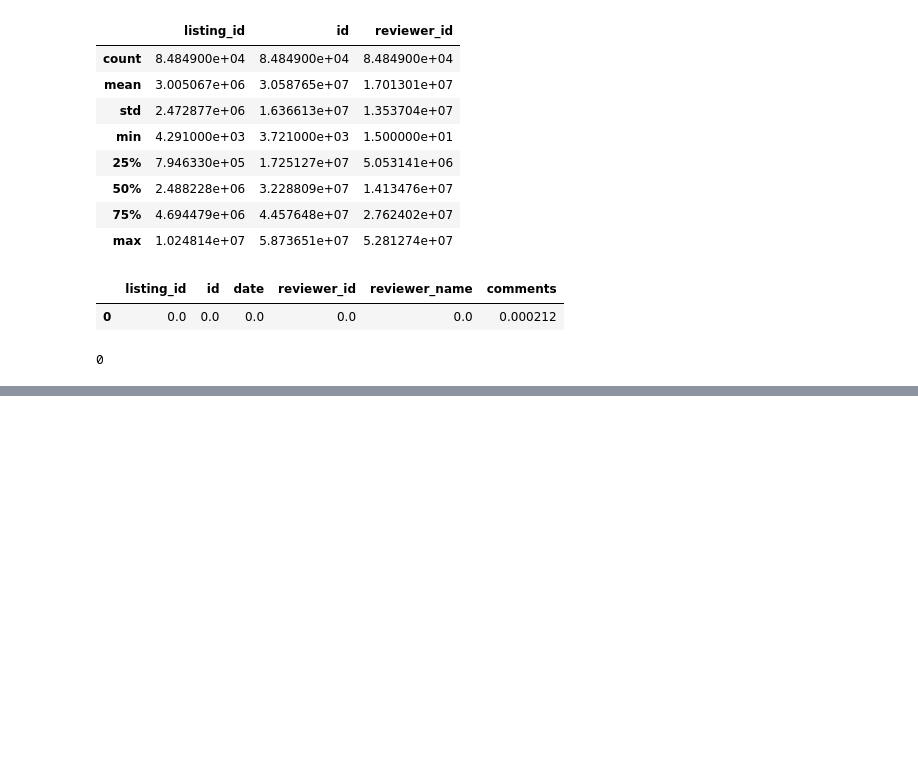
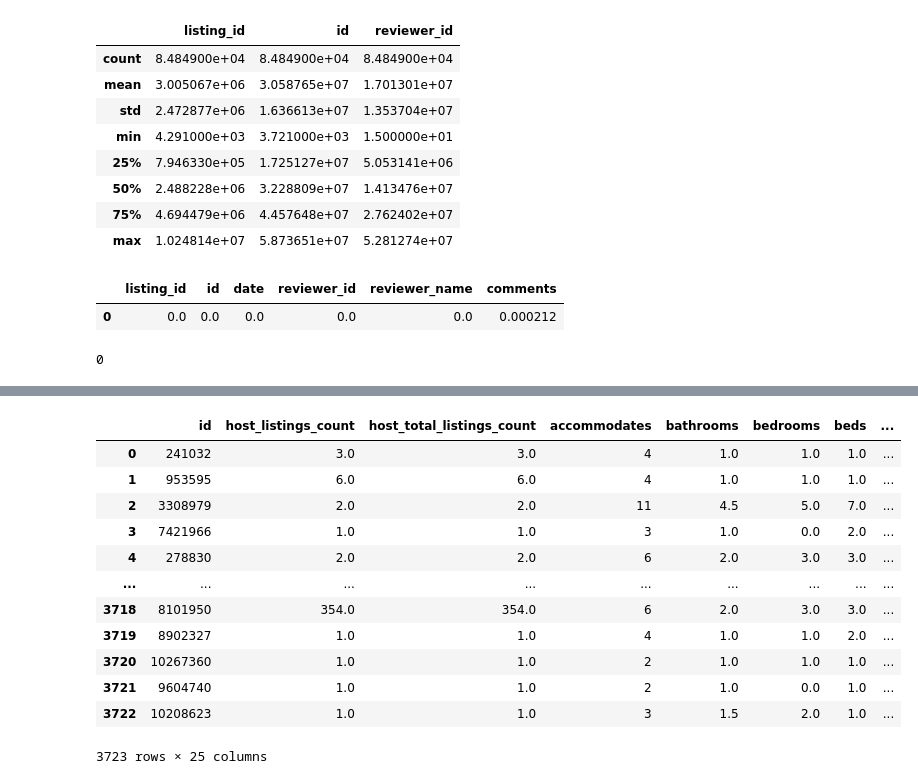
Before and after one commit to HeegyuKim/airbnb-seattle-open-dataset-analysis, a Jupyter notebook: airbnb-analysis.ipynb, the cells around one changed output, grey strips where cells are left out. Saved outputs shown, nothing was run; the diff lists cells and outputs as text; code cells hidden in the pictures; blank space fills up the shorter version.

```diff
--- a/airbnb-analysis.ipynb
+++ b/airbnb-analysis.ipynb
@@ -247,0 +214,22 @@ gmap.draw("map.html")
+# %%
+drop_columns = """
+calculated_host_listings_count
+license
+latitude
+longitude
+id
+scrape_id
+host_id
+""".split()
+# square_feet
+
+def get_useful_numeric_subset(df):
+    """
+        get only numeric column and drop useless columns(id, location)
+    """
+    return df.drop(columns=drop_columns)._get_numeric_data()
+
+
+# get numeric subset of superhost, regular host
+superhosts_numeric = get_useful_numeric_subset(superhosts)
+regularhosts_numeric = get_useful_numeric_subset(regularhosts)
@@ -247,0 +296,27 @@ gmap.draw("map.html")
+# %%
+def get_listings_with_mean_price(listings, listings_price):
+    """
+        add mean price column to listings
+    """
+    listings_numeric = pd.concat([listings.id, get_useful_numeric_subset(listings)], axis=1)
+    listings_numeric = listings_numeric.fillna(0)
+    listings_numeric = listings_numeric.merge(listings_price, left_on='id', right_on='listing_id')
+
+    return listings_numeric
+
+listings_with_mean_price = get_listings_with_mean_price(listings, listings_price)
+listings_with_mean_price
+# %% [output]
+|  | id | host_listings_count | host_total_listings_count | accommodates | bathrooms | bedrooms | beds | ... |
+| 0 | 241032 | 3.0 | 3.0 | 4 | 1.0 | 1.0 | 1.0 | ... |
+| 1 | 953595 | 6.0 | 6.0 | 4 | 1.0 | 1.0 | 1.0 | ... |
+| 2 | 3308979 | 2.0 | 2.0 | 11 | 4.5 | 5.0 | 7.0 | ... |
+| 3 | 7421966 | 1.0 | 1.0 | 3 | 1.0 | 0.0 | 2.0 | ... |
+| 4 | 278830 | 2.0 | 2.0 | 6 | 2.0 | 3.0 | 3.0 | ... |
+| ... | ... | ... | ... | ... | ... | ... | ... | ... |
+| 3718 | 8101950 | 354.0 | 354.0 | 6 | 2.0 | 3.0 | 3.0 | ... |
+| 3719 | 8902327 | 1.0 | 1.0 | 4 | 1.0 | 1.0 | 2.0 | ... |
+| 3720 | 10267360 | 1.0 | 1.0 | 2 | 1.0 | 1.0 | 1.0 | ... |
+| 3721 | 9604740 | 1.0 | 1.0 | 2 | 1.0 | 0.0 | 1.0 | ... |
+| 3722 | 10208623 | 1.0 | 1.0 | 3 | 1.5 | 2.0 | 1.0 | ... |
+3723 rows × 25 columns
```
Also changed, not shown: parts of 51 cells of this notebook, 3 other files.
